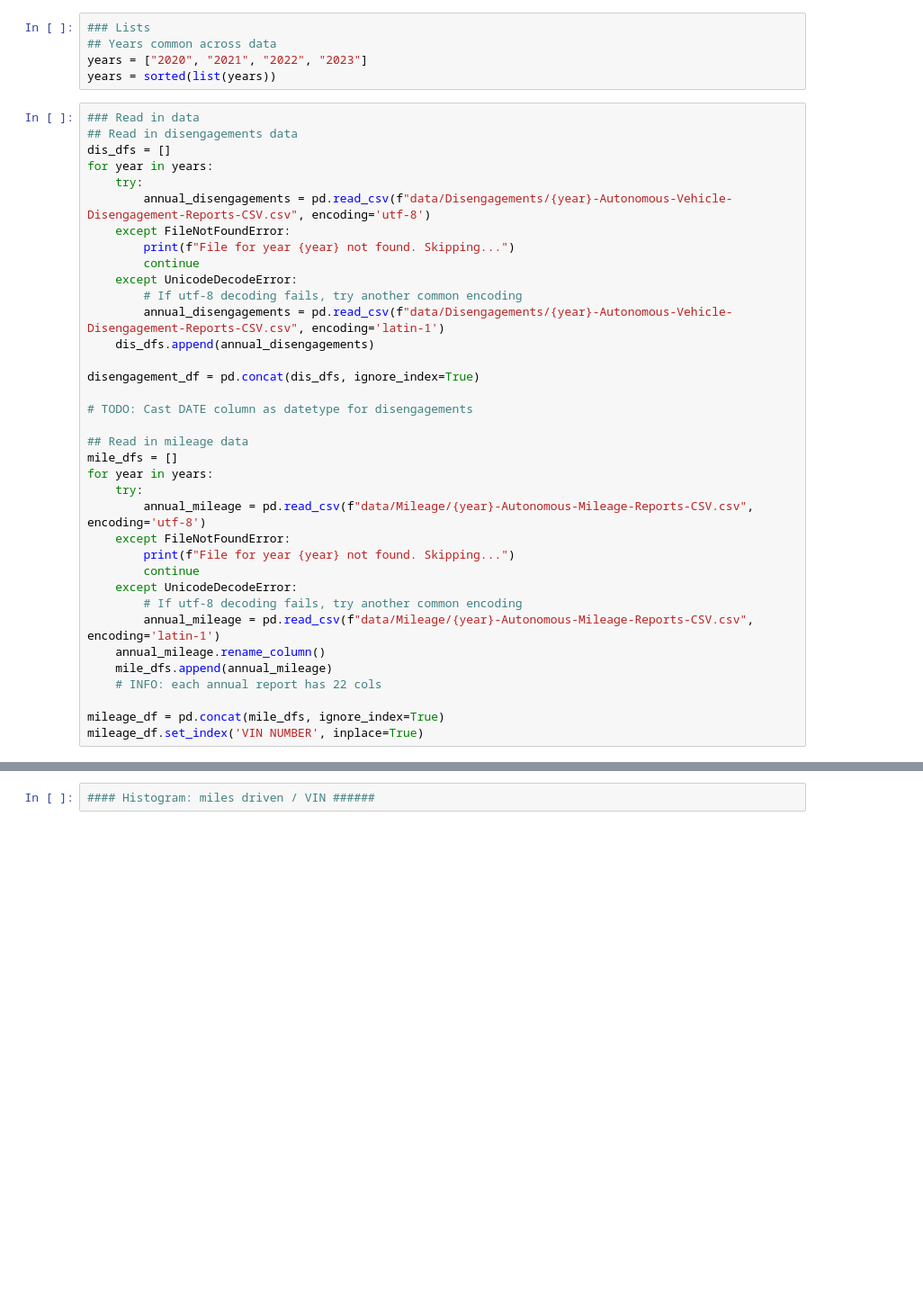
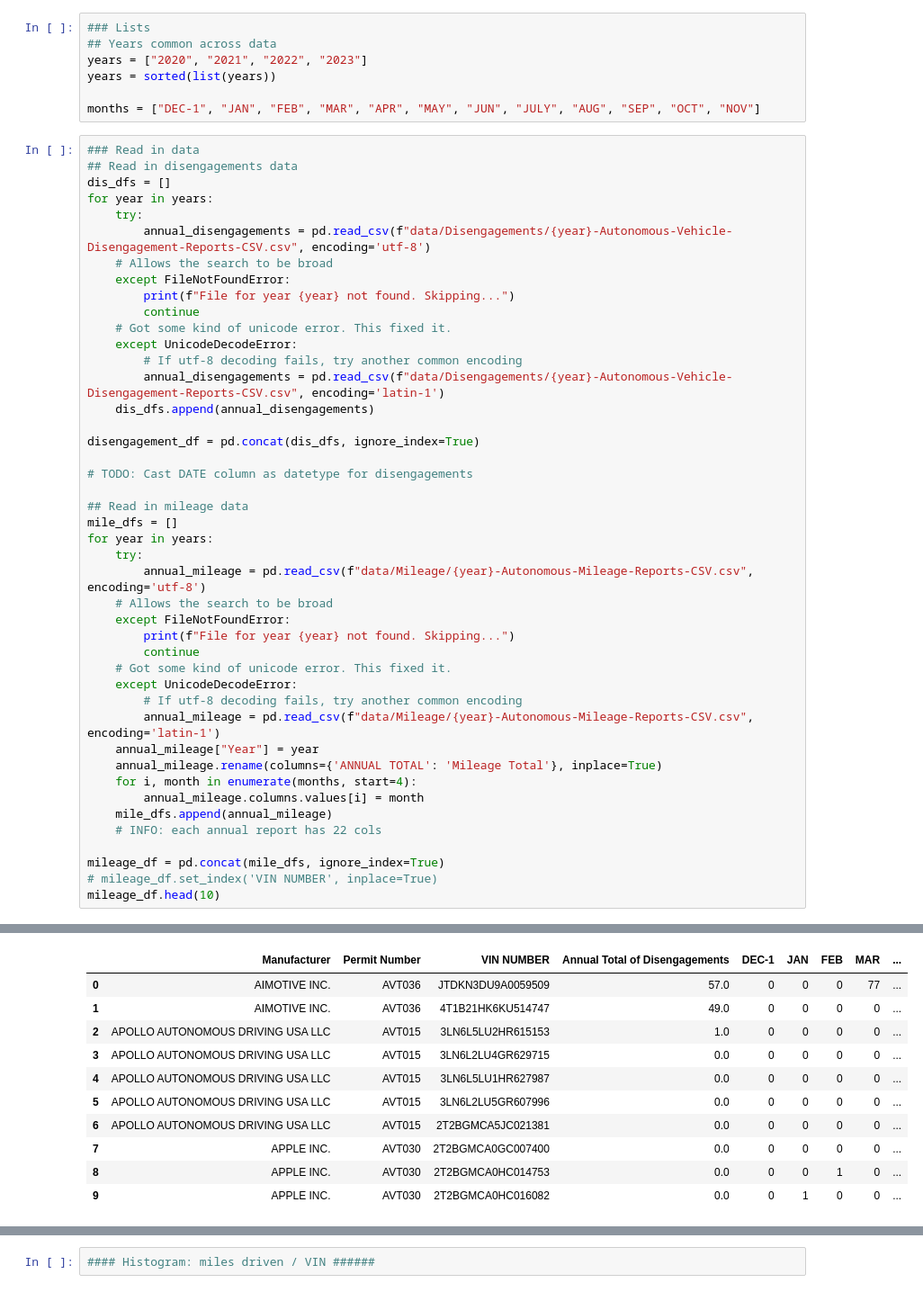
Before and after one commit to Kyle-Markwardt/self-driving-vehicles, a Jupyter notebook: data_checks.ipynb, the cells around one changed output, grey strips where cells are left out. Shown at 90% size. Drawn from its saved outputs; the diff is of its cells as text; blank space fills up the shorter version.

Commit message:
Finally got the mileage data cleaned.

```diff
--- a/data_checks.ipynb
+++ b/data_checks.ipynb
@@ -13,6 +15,8 @@ import numpy
 ## Years common across data
 years = ["2020", "2021", "2022", "2023"]
 years = sorted(list(years))
+
+months = ["DEC-1", "JAN", "FEB", "MAR", "APR", "MAY", "JUN", "JULY", "AUG", "SEP", "OCT", "NOV"]
 # %%
 ### Read in data
 ## Read in disengagements data
@@ -20,35 +24,54 @@ dis_dfs = []
 for year in years:
     try:
         annual_disengagements = pd.read_csv(f"data/Disengagements/{year}-Autonomous-Vehicle-Disengagement-Reports-CSV.csv", encoding='utf-8')
+    # Allows the search to be broad
     except FileNotFoundError:
         print(f"File for year {year} not found. Skipping...")
         continue
+    # Got some kind of unicode error. This fixed it.
     except UnicodeDecodeError:
         # If utf-8 decoding fails, try another common encoding
         annual_disengagements = pd.read_csv(f"data/Disengagements/{year}-Autonomous-Vehicle-Disengagement-Reports-CSV.csv", encoding='latin-1')
     dis_dfs.append(annual_disengagements)
 
 disengagement_df = pd.concat(dis_dfs, ignore_index=True)
 
 # TODO: Cast DATE column as datetype for disengagements
 
 ## Read in mileage data
 mile_dfs = []
 for year in years:
     try:
         annual_mileage = pd.read_csv(f"data/Mileage/{year}-Autonomous-Mileage-Reports-CSV.csv", encoding='utf-8')
+    # Allows the search to be broad
     except FileNotFoundError:
         print(f"File for year {year} not found. Skipping...")
         continue
+    # Got some kind of unicode error. This fixed it.
     except UnicodeDecodeError:
         # If utf-8 decoding fails, try another common encoding
         annual_mileage = pd.read_csv(f"data/Mileage/{year}-Autonomous-Mileage-Reports-CSV.csv", encoding='latin-1')
-    annual_mileage.rename_column()
+    annual_mileage["Year"] = year
+    annual_mileage.rename(columns={'ANNUAL TOTAL': 'Mileage Total'}, inplace=True)
+    for i, month in enumerate(months, start=4):
+        annual_mileage.columns.values[i] = month
     mile_dfs.append(annual_mileage)
     # INFO: each annual report has 22 cols
 
 mileage_df = pd.concat(mile_dfs, ignore_index=True)
-mileage_df.set_index('VIN NUMBER', inplace=True)
+# mileage_df.set_index('VIN NUMBER', inplace=True)
+mileage_df.head(10)
 # %% [output]
 File for year 2020 not found. Skipping...
 File for year 2020 not found. Skipping...
+|  | Manufacturer | Permit Number | VIN NUMBER | Annual Total of Disengagements | DEC-1 | JAN | FEB | MAR | ... |
+| 0 | AIMOTIVE INC. | AVT036 | JTDKN3DU9A0059509 | 57.0 | 0 | 0 | 0 | 77 | ... |
+| 1 | AIMOTIVE INC. | AVT036 | 4T1B21HK6KU514747 | 49.0 | 0 | 0 | 0 | 0 | ... |
+| 2 | APOLLO AUTONOMOUS DRIVING USA LLC | AVT015 | 3LN6L5LU2HR615153 | 1.0 | 0 | 0 | 0 | 0 | ... |
+| 3 | APOLLO AUTONOMOUS DRIVING USA LLC | AVT015 | 3LN6L2LU4GR629715 | 0.0 | 0 | 0 | 0 | 0 | ... |
+| 4 | APOLLO AUTONOMOUS DRIVING USA LLC | AVT015 | 3LN6L5LU1HR627987 | 0.0 | 0 | 0 | 0 | 0 | ... |
+| 5 | APOLLO AUTONOMOUS DRIVING USA LLC | AVT015 | 3LN6L2LU5GR607996 | 0.0 | 0 | 0 | 0 | 0 | ... |
+| 6 | APOLLO AUTONOMOUS DRIVING USA LLC | AVT015 | 2T2BGMCA5JC021381 | 0.0 | 0 | 0 | 0 | 0 | ... |
+| 7 | APPLE INC. | AVT030 | 2T2BGMCA0GC007400 | 0.0 | 0 | 0 | 0 | 0 | ... |
+| 8 | APPLE INC. | AVT030 | 2T2BGMCA0HC014753 | 0.0 | 0 | 0 | 1 | 0 | ... |
+| 9 | APPLE INC. | AVT030 | 2T2BGMCA0HC016082 | 0.0 | 0 | 1 | 0 | 0 | ... |
```
Also changed, not shown: parts of 13 cells of this notebook, 1 other file.
